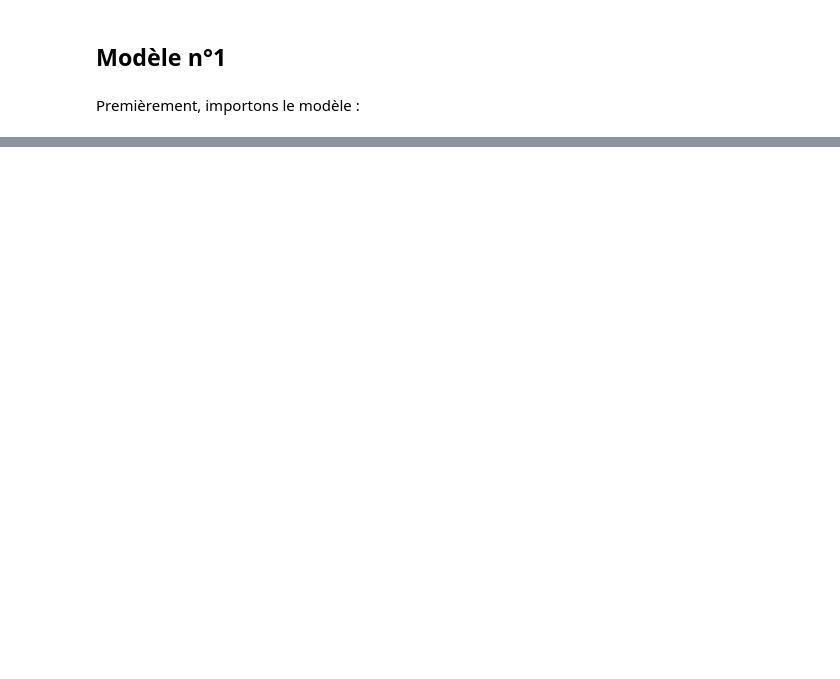
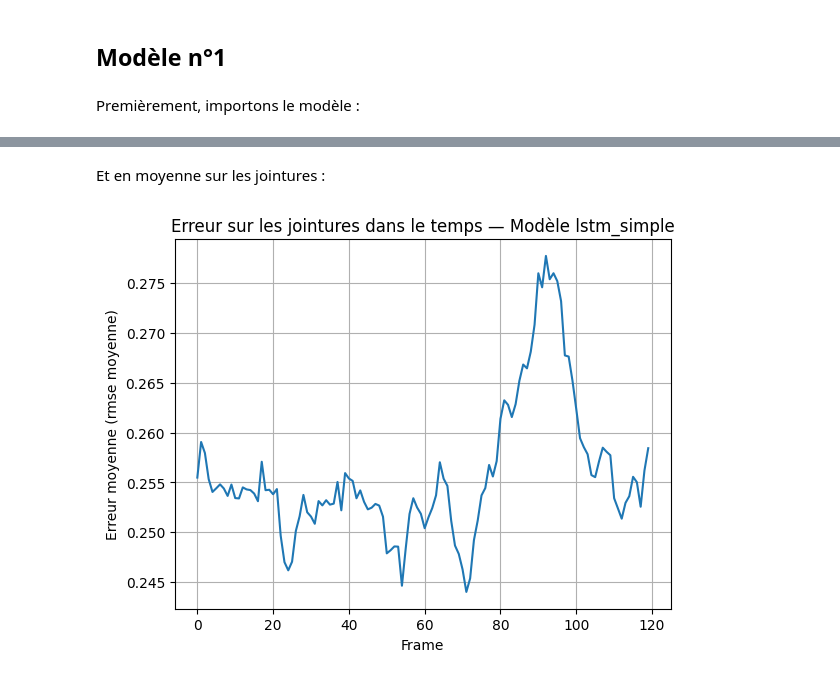
Before and after one commit to JulienLEFEBV/ProjetMIDL2, a Jupyter notebook: analyse_resultats.ipynb, the cells around one changed output, grey strips where cells are left out. Drawn from its saved outputs; the diff is of its cells as text; code cells hidden in the pictures; blank space fills up the shorter version.

```diff
--- a/analyse_resultats.ipynb
+++ b/analyse_resultats.ipynb
@@ -30,0 +306,13 @@ I0000 00:00:1768832465.899714   44665 gpu_device.cc:2020] Created device /job:lo
+# %% [markdown]
+Et en moyenne sur les jointures :
+# %%
+mean_joint_err = mean_rmse_per_joint.mean(axis=1)
+plt.figure()
+plt.plot(mean_joint_err)
+plt.xlabel("Frame")
+plt.ylabel("Erreur moyenne (rmse moyenne)")
+plt.title("Erreur sur les jointures dans le temps — Modèle lstm_simple")
+plt.grid()
+plt.show()
+# %% [output]
+[figure, added]
```
Also changed, not shown: parts of 86 cells of this notebook, 21 other files.
